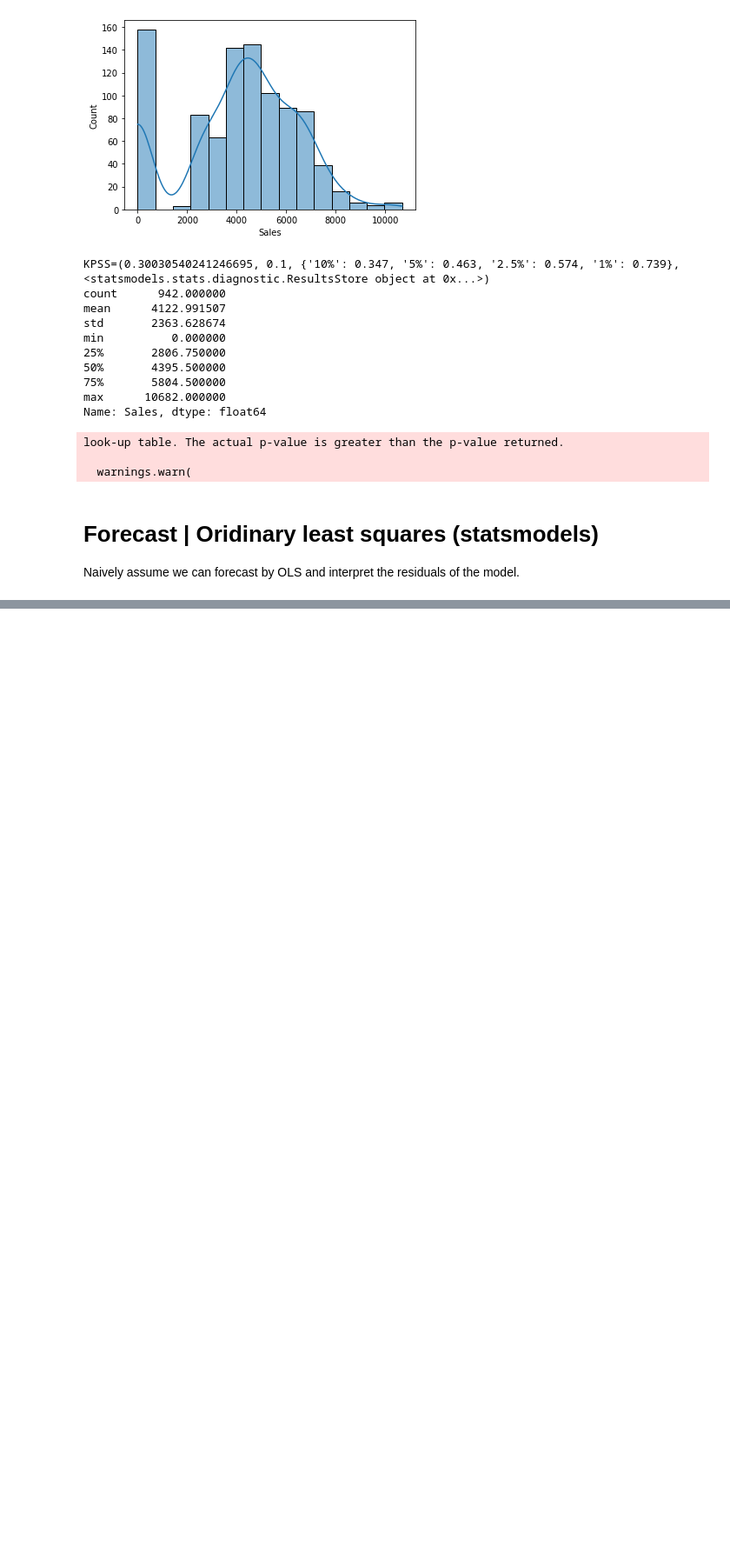
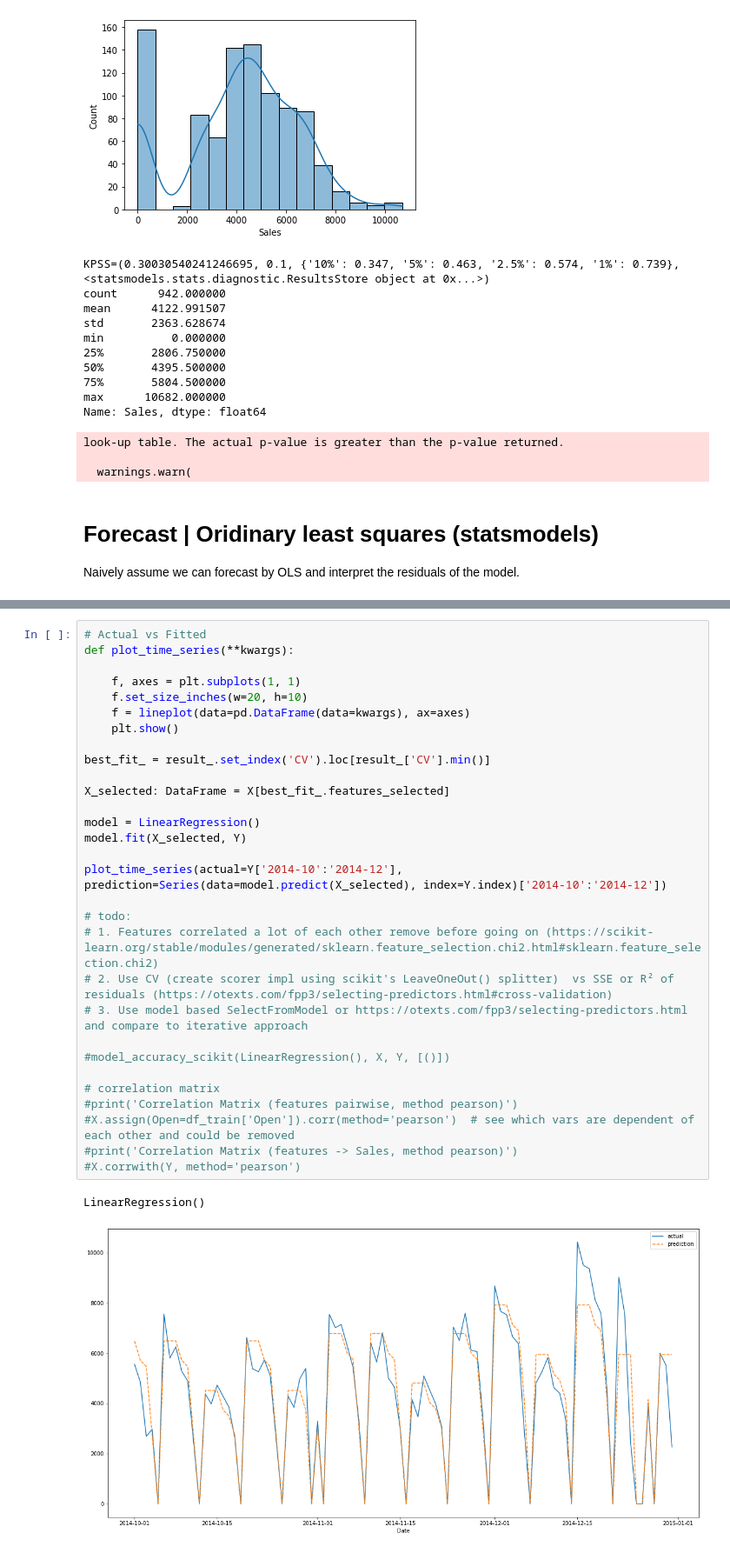
Before and after one commit to bruennijs/kaggle_rossmann_sales, a Jupyter notebook: linear_daily.ipynb, the cells around one changed output, grey strips where cells are left out. Shown at 87% size. Cells and saved outputs as stored; diff of their text form; blank space fills up the shorter version.

```diff
--- a/linear_daily.ipynb
+++ b/linear_daily.ipynb
@@ -504,0 +473,33 @@ dtype: float64
+# %%
+# Actual vs Fitted
+def plot_time_series(**kwargs):
+
+    f, axes = plt.subplots(1, 1)
+    f.set_size_inches(w=20, h=10)
+    f = lineplot(data=pd.DataFrame(data=kwargs), ax=axes)
+    plt.show()
+
+best_fit_ = result_.set_index('CV').loc[result_['CV'].min()]
+
+X_selected: DataFrame = X[best_fit_.features_selected]
+
+model = LinearRegression()
+model.fit(X_selected, Y)
+
+plot_time_series(actual=Y['2014-10':'2014-12'], prediction=Series(data=model.predict(X_selected), index=Y.index)['2014-10':'2014-12'])
+
+# todo:
+# 1. Features correlated a lot of each other remove before going on (https://scikit-learn.org/stable/modules/generated/sklearn.feature_selection.chi2.html#sklearn.feature_selection.chi2)
+# 2. Use CV (create scorer impl using scikit's LeaveOneOut() splitter)  vs SSE or R² of residuals (https://otexts.com/fpp3/selecting-predictors.html#cross-validation)
+# 3. Use model based SelectFromModel or https://otexts.com/fpp3/selecting-predictors.html and compare to iterative approach
+
+#model_accuracy_scikit(LinearRegression(), X, Y, [()])
+
+# correlation matrix
+#print('Correlation Matrix (features pairwise, method pearson)')
+#X.assign(Open=df_train['Open']).corr(method='pearson')  # see which vars are dependent of each other and could be removed
+#print('Correlation Matrix (features -> Sales, method pearson)')
+#X.corrwith(Y, method='pearson')
+# %% [output]
+LinearRegression()
+[figure, added]
```
Also changed, not shown: parts of 6 cells of this notebook.
